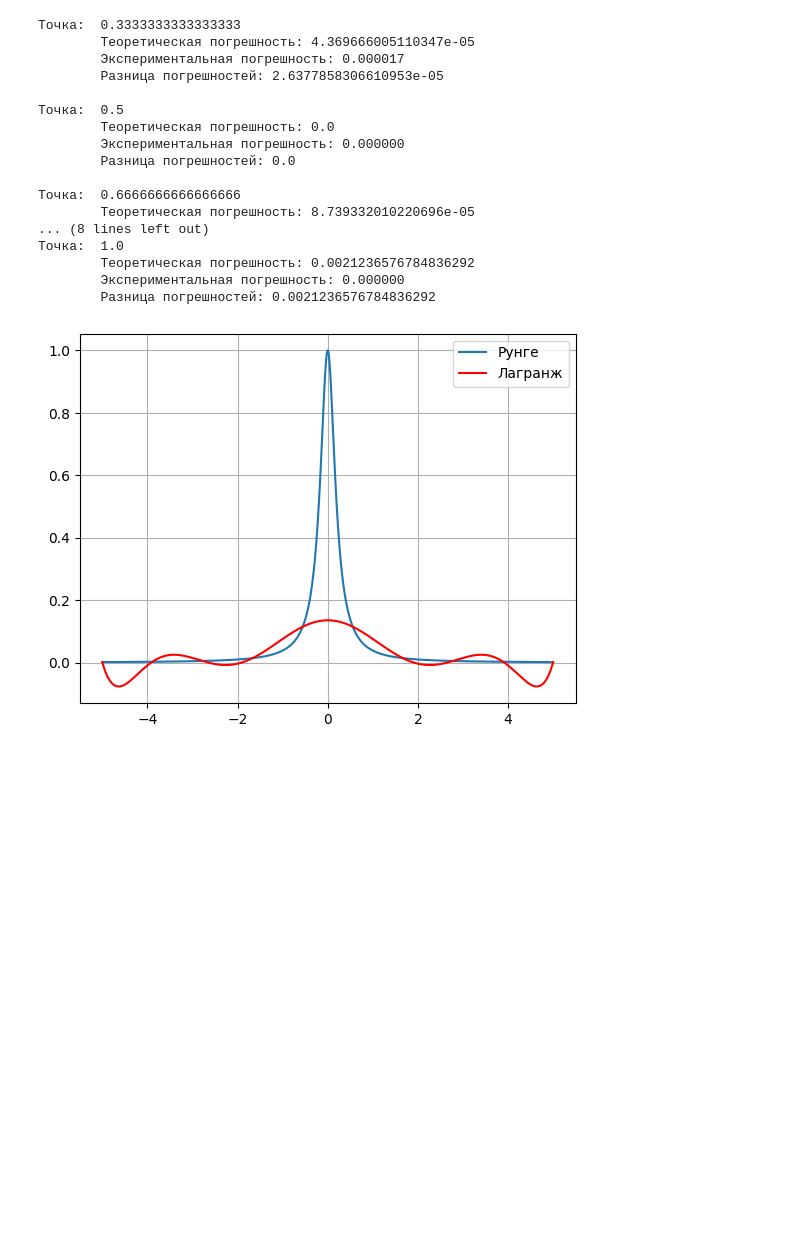
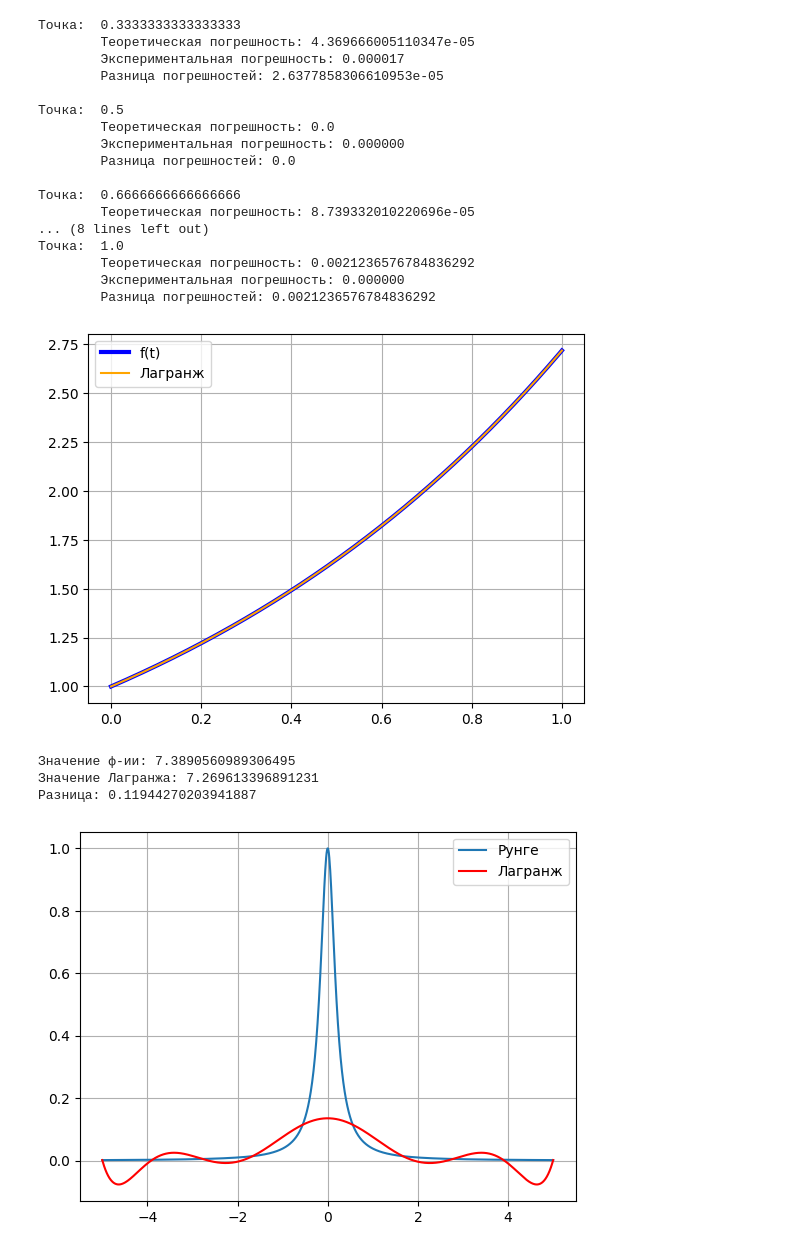
Before and after one commit to versadinary/labs, a Jupyter notebook: lab3.ipynb, the cells around one changed output. Cells and saved outputs as stored; diff of their text form; code cells hidden in the pictures; blank space fills up the shorter version.

```diff
--- a/lab3.ipynb
+++ b/lab3.ipynb
@@ -184,3 +184,36 @@ for i in range(len(t)):
         Теоретическая погрешность: 0.0021236576784836292
         Экспериментальная погрешность: 0.000000
         Разница погрешностей: 0.0021236576784836292
+# %%
+# v programme sdelat ...
+
+def f(x):
+    return np.e**x
+
+def Lagrange(t, x, fx):
+    result = 0
+    for i in range(len(x)):
+        y = fx[i]
+        for j in range(len(x)):
+            if i != j:
+                y = y * ((t - x[j])/(x[i] - x[j]))
+        result += y
+    return result
+
+x = np.linspace(0, 1, 5)
+fx = []
+for xi in x:
+    fx.append(f(xi))
+
+
+z = np.linspace(0, 1, 1000)
+plt.plot(z, f(z), color = 'blue', label = 'f(t)',  linewidth = 3)
+t = np.linspace(0, 1, 1000)
+xt = x.tolist() + t.tolist()
+xt.sort()
+plt.plot(xt, Lagrange(xt, x, fx), color = 'orange', label = 'Лагранж')
+plt.legend()
+plt.grid()
+plt.show()
+# %% [output]
+[figure, added]
@@ -187,3 +222,15 @@ for i in range(len(t)):
+# %%
+# naidite znachenie interpolatsionnogo polynoma
+
+f2 = f(2)
+print("Значение ф-ии:", f2)
+L = Lagrange(2, x, fx)
+print("Значение Лагранжа:", L)
+print("Разница:", np.abs(L - f2))
+# %% [output]
+Значение ф-ии: 7.3890560989306495
+Значение Лагранжа: 7.269613396891231
+Разница: 0.11944270203941887
 # %%
 # zadaite funksiu runge f(x) = 1 / (1 + 25x^2) .......
 
```
Also changed, not shown: parts of 1 cell of this notebook.
